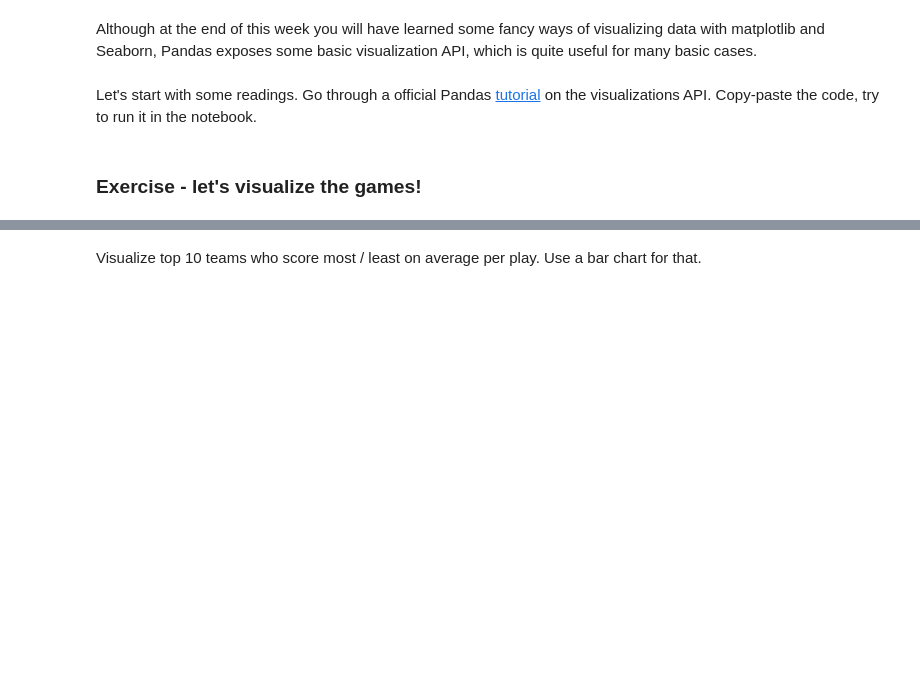
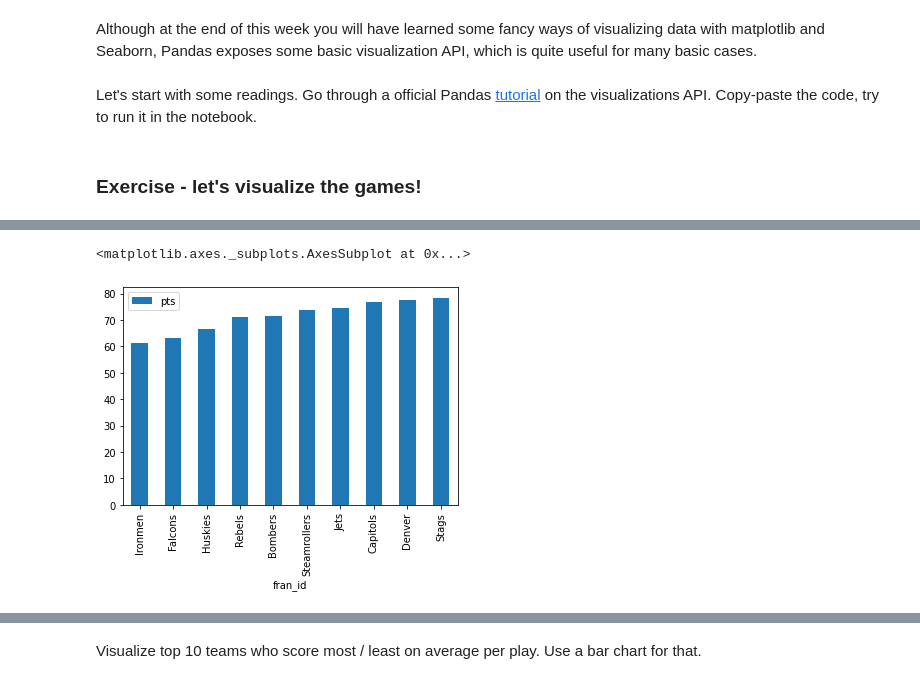
Before and after one commit to tomwrx/Data-Science-and-AI, a Jupyter notebook: Demo_subproject.ipynb, the cells around one changed output, grey strips where cells are left out. Cells and saved outputs as stored; diff of their text form; code cells hidden in the pictures; blank space fills up the shorter version.

```diff
--- a/Demo_subproject.ipynb
+++ b/Demo_subproject.ipynb
@@ -246,0 +271,3 @@ Let's start with some readings. Go through a official Pandas [tutorial](https://
+# %%
+worst10 = grouped.nsmallest(10, 'pts')
+worst10
@@ -246,0 +287,5 @@ Let's start with some readings. Go through a official Pandas [tutorial](https://
+# %%
+worst10.plot(kind = 'bar')
+# %% [output]
+<matplotlib.axes._subplots.AxesSubplot at 0x...>
+[figure, added]
```
Also changed, not shown: parts of 5 cells of this notebook.
